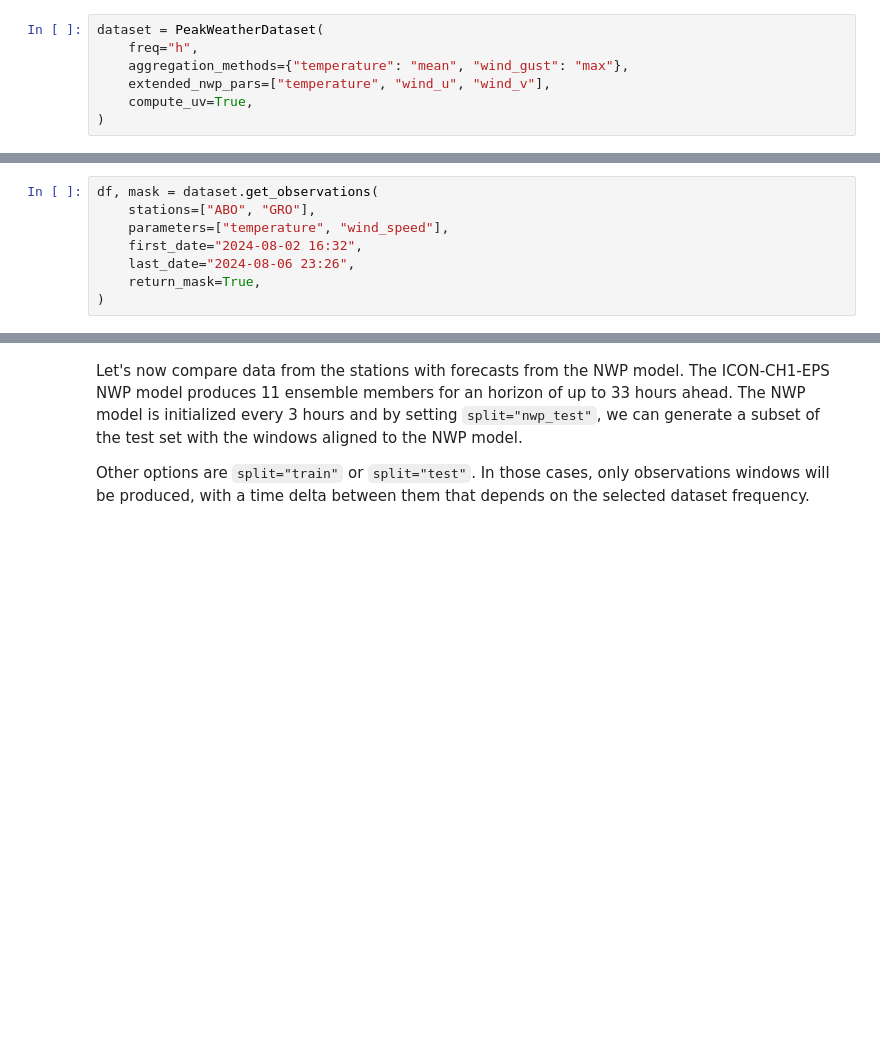
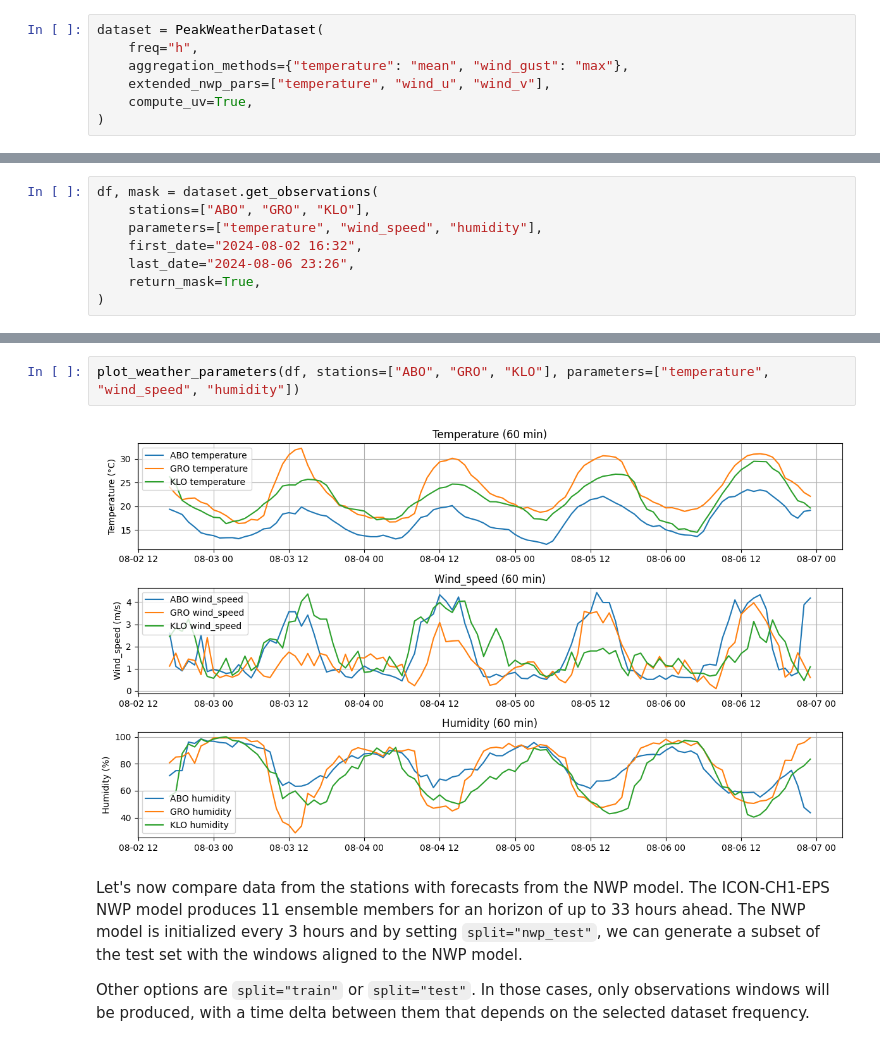
Before and after one commit to MeteoSwiss/PeakWeather, a Jupyter notebook: docs/source/examples/peakweather_demo.ipynb, the cells around one changed output, grey strips where cells are left out. Saved outputs shown, nothing was run; the diff lists cells and outputs as text; blank space fills up the shorter version.

```diff
--- a/docs/source/examples/peakweather_demo.ipynb
+++ b/docs/source/examples/peakweather_demo.ipynb
@@ -121,7 +127,7 @@ Just like before, let's look that temperature and wind speed for the stations of
 # %%
 df, mask = dataset.get_observations(
-    stations=["ABO", "GRO"],
-    parameters=["temperature", "wind_speed"],
+    stations=["ABO", "GRO", "KLO"],
+    parameters=["temperature", "wind_speed", "humidity"],
     first_date="2024-08-02 16:32",
     last_date="2024-08-06 23:26",
     return_mask=True,
@@ -161,3 +135,7 @@ plt.show()
+# %%
+plot_weather_parameters(df, stations=["ABO", "GRO", "KLO"], parameters=["temperature", "wind_speed", "humidity"])
+# %% [output]
+[figure, added]
 # %% [markdown]
 Let's now compare data from the stations with forecasts from the NWP model.
 The ICON-CH1-EPS NWP model produces 11 ensemble members for an horizon of up to 33 hours ahead. The NWP model is initialized every 3 hours and by setting `split="nwp_test"`, we can generate a subset of the test set with the windows aligned to the NWP model.
```
Also changed, not shown: parts of 13 cells of this notebook, 7 other files.
